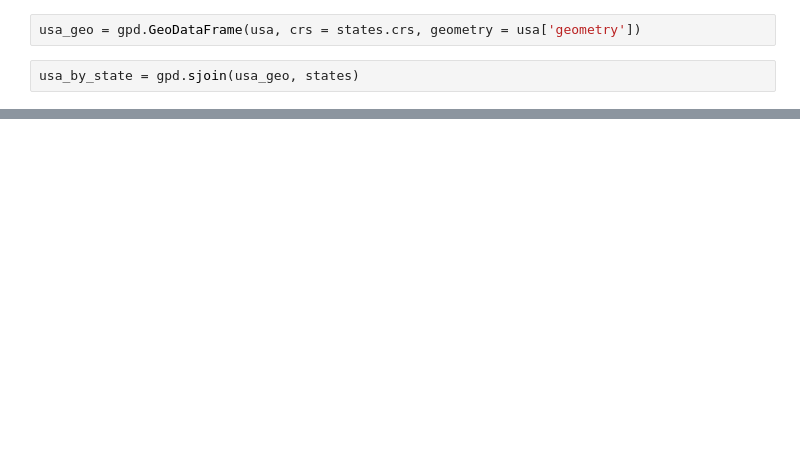
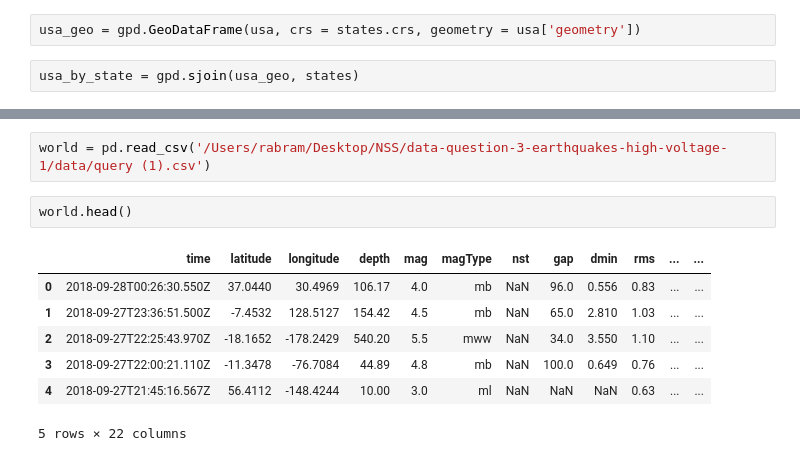
Before and after one commit to rsabram/wiki_earthquake_analysis, a Jupyter notebook: dq3.ipynb, the cells around one changed output, grey strips where cells are left out. Saved outputs shown, nothing was run; the diff lists cells and outputs as text; blank space fills up the shorter version.

```diff
--- a/dq3.ipynb
+++ b/dq3.ipynb
@@ -278,0 +258,12 @@ Name: NAME, dtype: int64
+# %%
+world = pd.read_csv('/Users/rabram/Desktop/NSS/data-question-3-earthquakes-high-voltage-1/data/query (1).csv')
+# %%
+world.head()
+# %% [output]
+|  | time | latitude | longitude | depth | mag | magType | nst | gap | dmin | rms | ... | ... |
+| 0 | 2018-09-28T00:26:30.550Z | 37.0440 | 30.4969 | 106.17 | 4.0 | mb | NaN | 96.0 | 0.556 | 0.83 | ... | ... |
+| 1 | 2018-09-27T23:36:51.500Z | -7.4532 | 128.5127 | 154.42 | 4.5 | mb | NaN | 65.0 | 2.810 | 1.03 | ... | ... |
+| 2 | 2018-09-27T22:25:43.970Z | -18.1652 | -178.2429 | 540.20 | 5.5 | mww | NaN | 34.0 | 3.550 | 1.10 | ... | ... |
+| 3 | 2018-09-27T22:00:21.110Z | -11.3478 | -76.7084 | 44.89 | 4.8 | mb | NaN | 100.0 | 0.649 | 0.76 | ... | ... |
+| 4 | 2018-09-27T21:45:16.567Z | 56.4112 | -148.4244 | 10.00 | 3.0 | ml | NaN | NaN | NaN | 0.63 | ... | ... |
+5 rows × 22 columns
```
Also changed, not shown: parts of 24 cells of this notebook.
